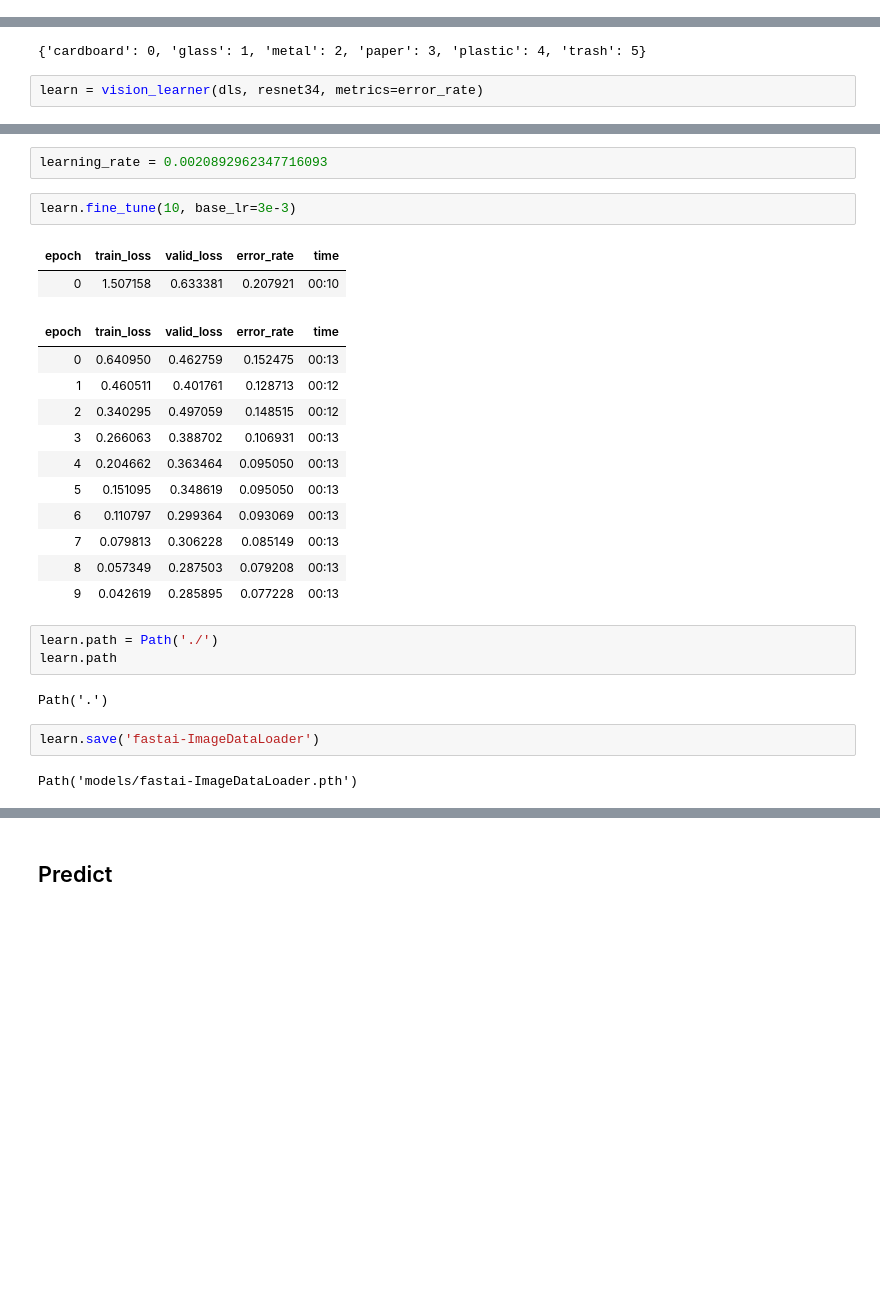
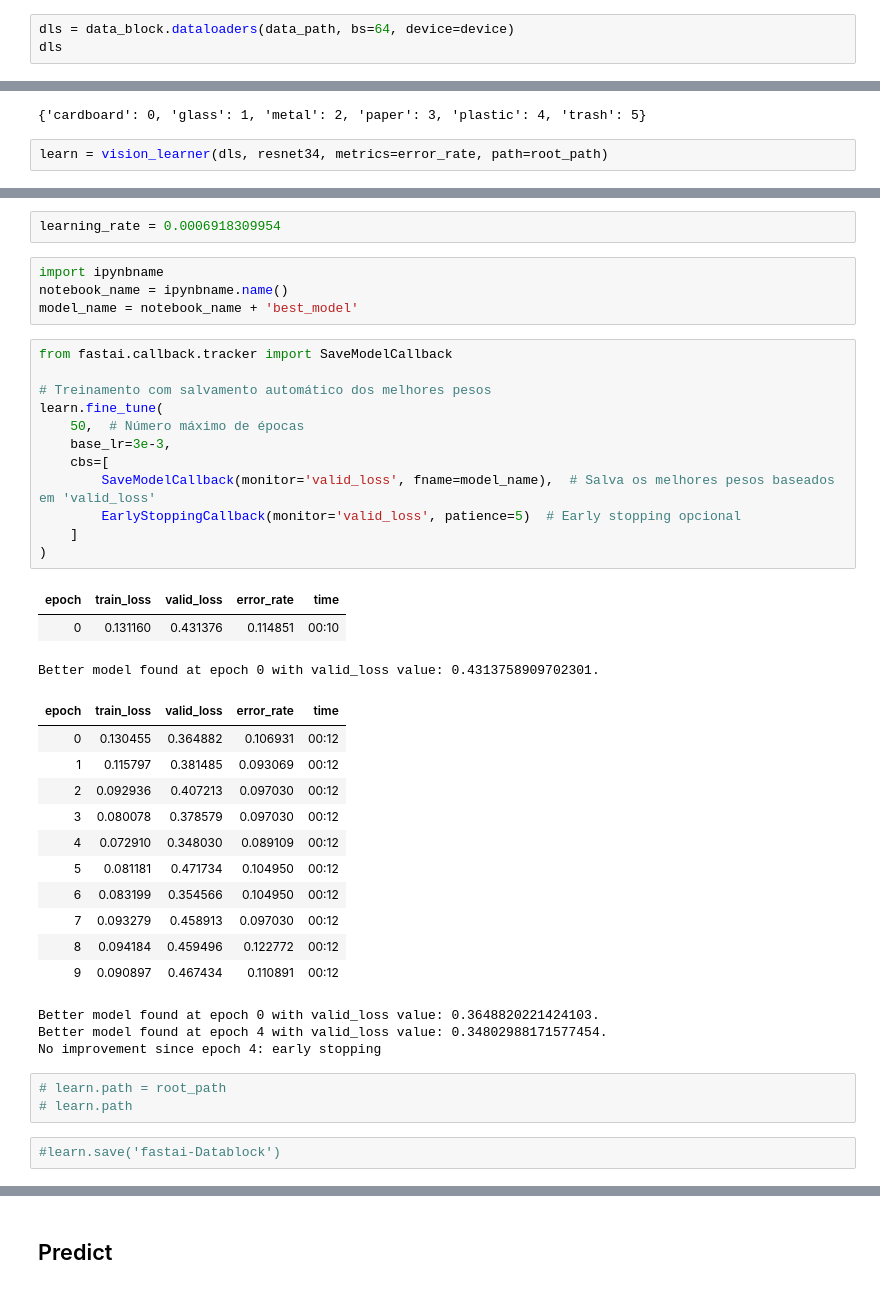
Before and after one commit to henriquemenegaz/kaggle-garbage-classification, a Jupyter notebook: 2-FastAI-DataBlocks.ipynb, the cells around one changed output, grey strips where cells are left out. Drawn from its saved outputs; the diff is of its cells as text; blank space fills up the shorter version.

Commit message:
finish 2-FastAI-DataBlock

```diff
--- a/2-FastAI-DataBlocks.ipynb
+++ b/2-FastAI-DataBlocks.ipynb
@@ -44,0 +81,3 @@ fnames
+# %%
+dls = data_block.dataloaders(data_path, bs=64, device=device)
+dls
@@ -51,6 +92,6 @@ dls.vocab.o2i
 # %% [output]
 {'cardboard': 0, 'glass': 1, 'metal': 2, 'paper': 3, 'plastic': 4, 'trash': 5}
 # %%
-learn = vision_learner(dls, resnet34, metrics=error_rate)
+learn = vision_learner(dls, resnet34, metrics=error_rate, path=root_path)
 # %% [output]
 Downloading: "https://download.pytorch.org/models/resnet34-b627a593.pth" to /root/.cache/torch/hub/checkpoints/resnet34-b627a593.pth
@@ -64,27 +100,41 @@ SuggestedLRs(valley=0.0020892962347716093)
 # %%
-learning_rate = 0.0020892962347716093
+learning_rate = 0.0006918309954
-# %%
-learn.fine_tune(10, base_lr=3e-3)
-# %% [output]
-| epoch | train_loss | valid_loss | error_rate | time |
-| 0 | 1.507158 | 0.633381 | 0.207921 | 00:10 |
-| epoch | train_loss | valid_loss | error_rate | time |
-| 0 | 0.640950 | 0.462759 | 0.152475 | 00:13 |
-| 1 | 0.460511 | 0.401761 | 0.128713 | 00:12 |
-| 2 | 0.340295 | 0.497059 | 0.148515 | 00:12 |
-| 3 | 0.266063 | 0.388702 | 0.106931 | 00:13 |
-| 4 | 0.204662 | 0.363464 | 0.095050 | 00:13 |
-| 5 | 0.151095 | 0.348619 | 0.095050 | 00:13 |
-| 6 | 0.110797 | 0.299364 | 0.093069 | 00:13 |
-| 7 | 0.079813 | 0.306228 | 0.085149 | 00:13 |
-| 8 | 0.057349 | 0.287503 | 0.079208 | 00:13 |
-| 9 | 0.042619 | 0.285895 | 0.077228 | 00:13 |
-# %%
-learn.path = Path('./')
-learn.path
-# %% [output]
-Path('.')
-# %%
-learn.save('fastai-ImageDataLoader')
-# %% [output]
-Path('models/fastai-ImageDataLoader.pth')
+# %%
+import ipynbname
+notebook_name = ipynbname.name()
+model_name = notebook_name + 'best_model'
+# %%
+from fastai.callback.tracker import SaveModelCallback
+
+# Treinamento com salvamento automático dos melhores pesos
+learn.fine_tune(
+    50,  # Número máximo de épocas
+    base_lr=3e-3,
+    cbs=[
+        SaveModelCallback(monitor='valid_loss', fname=model_name),  # Salva os melhores pesos baseados em 'valid_loss'
+        EarlyStoppingCallback(monitor='valid_loss', patience=5)  # Early stopping opcional
+    ]
+)
+# %% [output]
+| epoch | train_loss | valid_loss | error_rate | time |
+| 0 | 0.131160 | 0.431376 | 0.114851 | 00:10 |
+Better model found at epoch 0 with valid_loss value: 0.4313758909702301.
+| epoch | train_loss | valid_loss | error_rate | time |
+| 0 | 0.130455 | 0.364882 | 0.106931 | 00:12 |
+| 1 | 0.115797 | 0.381485 | 0.093069 | 00:12 |
+| 2 | 0.092936 | 0.407213 | 0.097030 | 00:12 |
+| 3 | 0.080078 | 0.378579 | 0.097030 | 00:12 |
+| 4 | 0.072910 | 0.348030 | 0.089109 | 00:12 |
+| 5 | 0.081181 | 0.471734 | 0.104950 | 00:12 |
+| 6 | 0.083199 | 0.354566 | 0.104950 | 00:12 |
+| 7 | 0.093279 | 0.458913 | 0.097030 | 00:12 |
+| 8 | 0.094184 | 0.459496 | 0.122772 | 00:12 |
+| 9 | 0.090897 | 0.467434 | 0.110891 | 00:12 |
+Better model found at epoch 0 with valid_loss value: 0.3648820221424103.
+Better model found at epoch 4 with valid_loss value: 0.34802988171577454.
+No improvement since epoch 4: early stopping
+# %%
+# learn.path = root_path
+# learn.path
+# %%
+#learn.save('fastai-Datablock')
```
Also changed, not shown: parts of 16 cells of this notebook.
